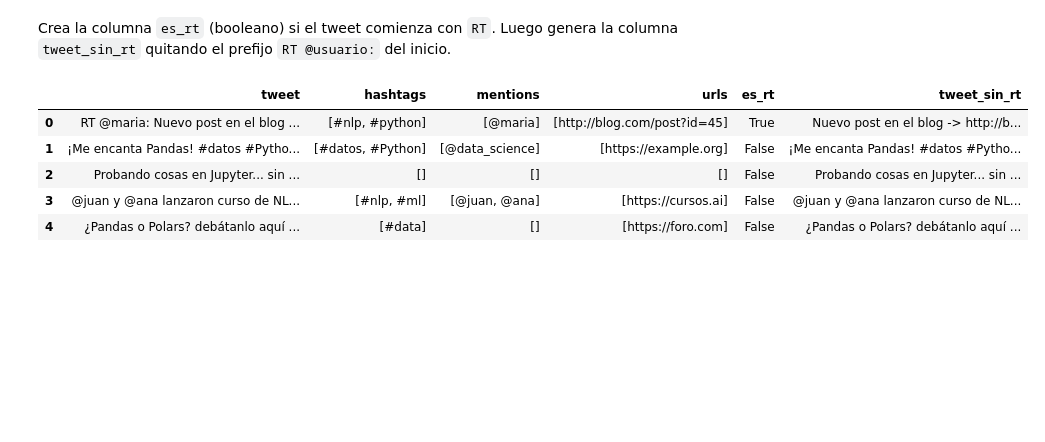
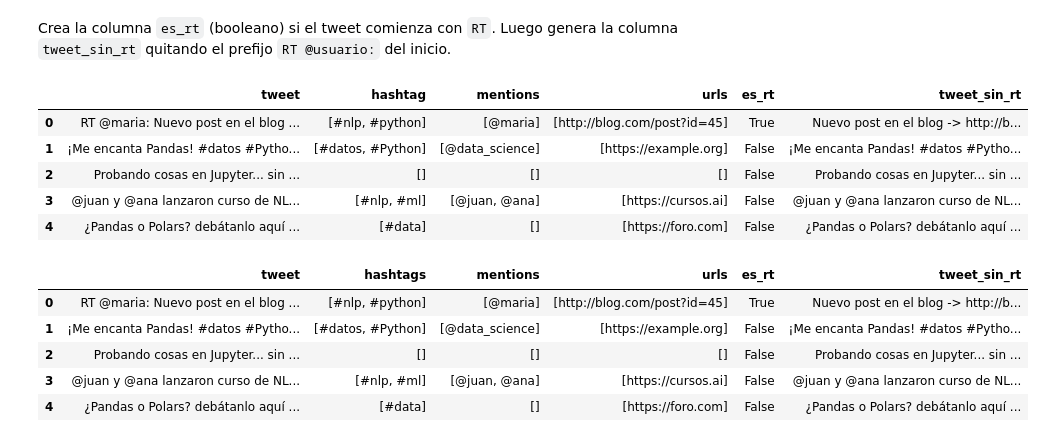
Before and after one commit to DanielGongora28/nlp-upb, a Jupyter notebook: notebooks/Practica_Limpieza_Texto_clean.ipynb, the cells around one changed output. Drawn from its saved outputs; the diff is of its cells as text; code cells hidden in the pictures; blank space fills up the shorter version.

```diff
--- a/notebooks/Practica_Limpieza_Texto_clean.ipynb
+++ b/notebooks/Practica_Limpieza_Texto_clean.ipynb
@@ -405,7 +406,7 @@ extrayendo hashtags, menciones y URLs del texto del tweet.
 # Copie su código aca
 
 df_tweets["hashtag"] = df_tweets["tweet"].str.findall(
-    r"[A-Za-z0-9_.+-]+@[A-Za-z0-9-]+\.[A-Za-z0-9.-]+"
+    r"(#\w+)"
 )
-df_tweets["mentions"] = df_tweets["tweet"].str.findall(r"@(\w+)")
+df_tweets["mentions"] = df_tweets["tweet"].str.findall(r"(@\w+)")
 df_tweets["urls"] = df_tweets["tweet"].str.findall(r"https?://\S+")
@@ -423,3 +433,14 @@ df_tweets["urls"] = df_tweets["tweet"].str.findall(r"https?://\S+")
 Crea la columna `es_rt` (booleano) si el tweet comienza con `RT`. Luego genera la columna `tweet_sin_rt` quitando el prefijo `RT @usuario:` del inicio.
 # %%
 # Copie su código aca
+df_tweets['es_rt']=[True if tweet.startswith("RT ") else False for tweet in df_tweets['tweet']]
+df_tweets['tweet_sin_rt']=df_tweets['tweet'].str.replace(r"^RT @\w+: ","",regex=True)
+# %%
+df_tweets
+# %% [output]
+|  | tweet | hashtag | mentions | urls | es_rt | tweet_sin_rt |
+| 0 | RT @maria: Nuevo post en el blog ... | [#nlp, #python] | [@maria] | [http://blog.com/post?id=45] | True | Nuevo post en el blog -> http://b... |
+| 1 | ¡Me encanta Pandas! #datos #Pytho... | [#datos, #Python] | [@data_science] | [https://example.org] | False | ¡Me encanta Pandas! #datos #Pytho... |
+| 2 | Probando cosas en Jupyter... sin ... | [] | [] | [] | False | Probando cosas en Jupyter... sin ... |
+| 3 | @juan y @ana lanzaron curso de NL... | [#nlp, #ml] | [@juan, @ana] | [https://cursos.ai] | False | @juan y @ana lanzaron curso de NL... |
+| 4 | ¿Pandas o Polars? debátanlo aquí ... | [#data] | [] | [https://foro.com] | False | ¿Pandas o Polars? debátanlo aquí ... |
```
Also changed, not shown: parts of 10 cells of this notebook, 2 other files.
